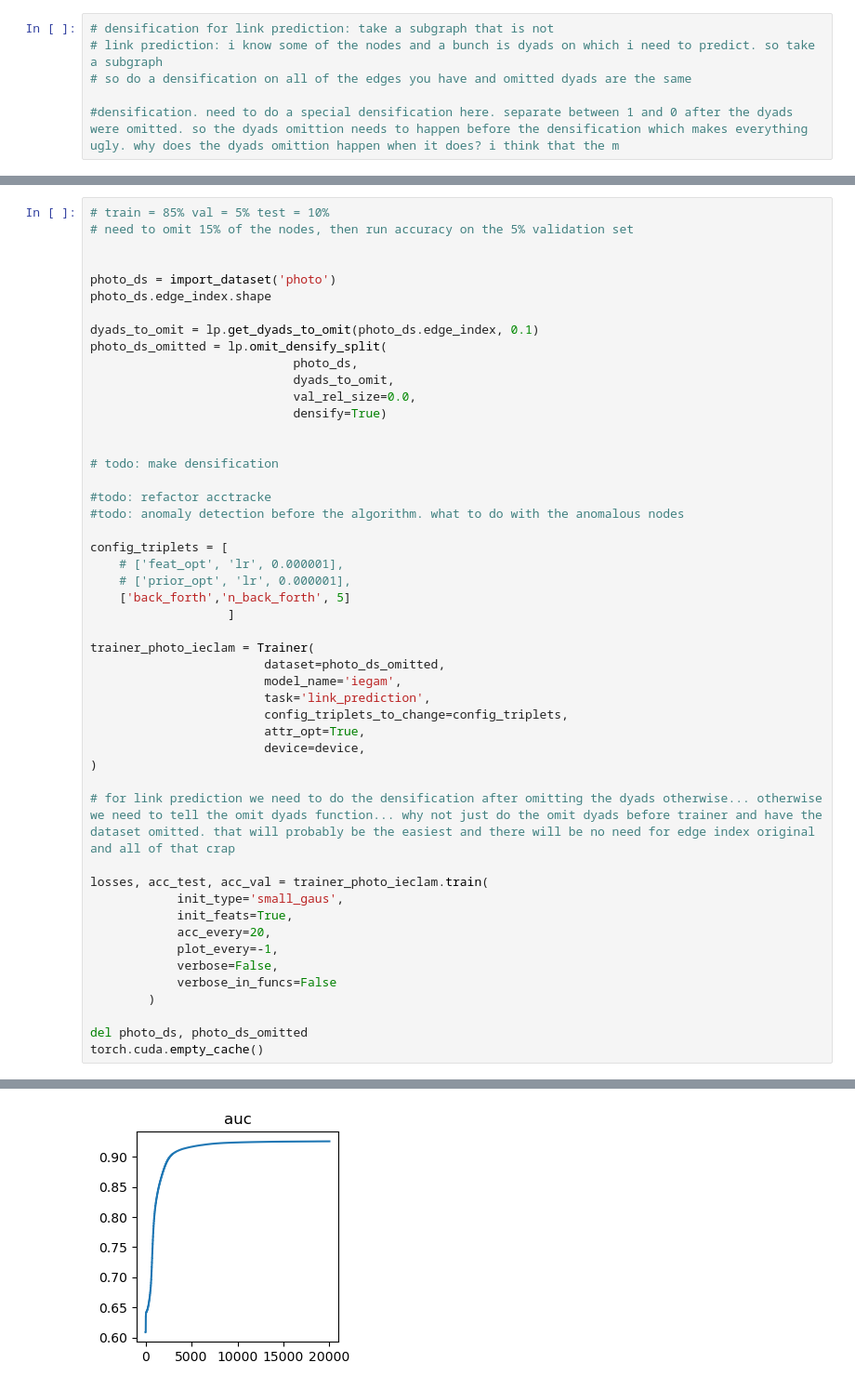
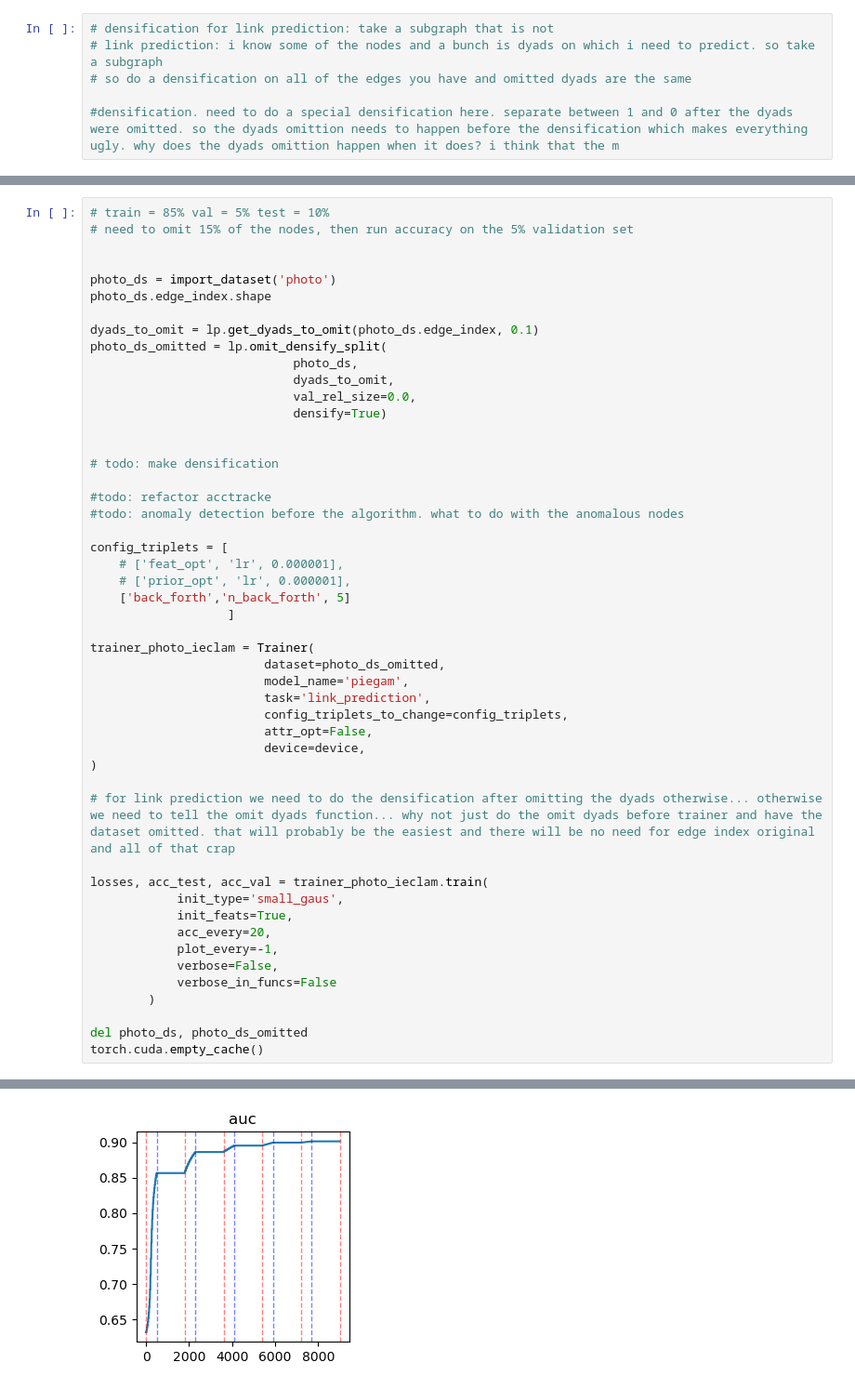
Before and after one commit to JuanCervino/PieClamNonSym, a Jupyter notebook: experiments/link_prediction.ipynb, the cells around one changed output, grey strips where cells are left out. Shown at 93% size. Saved outputs shown, nothing was run; the diff lists cells and outputs as text.

```diff
--- a/experiments/link_prediction.ipynb
+++ b/experiments/link_prediction.ipynb
@@ -68,10 +74,10 @@ config_triplets = [
 
 trainer_photo_ieclam = Trainer(
                         dataset=photo_ds_omitted,
-                        model_name='iegam',
+                        model_name='piegam',
                         task='link_prediction',
                         config_triplets_to_change=config_triplets,
-                        attr_opt=True,
+                        attr_opt=False,
                         device=device,
 )
 
@@ -109 +115 @@ fit wrapper fit_feats, plotting state at iter 19999
-[figure, old version]
+[figure, new version]
```
Also changed, not shown: parts of 13 cells of this notebook, 5 other files.
